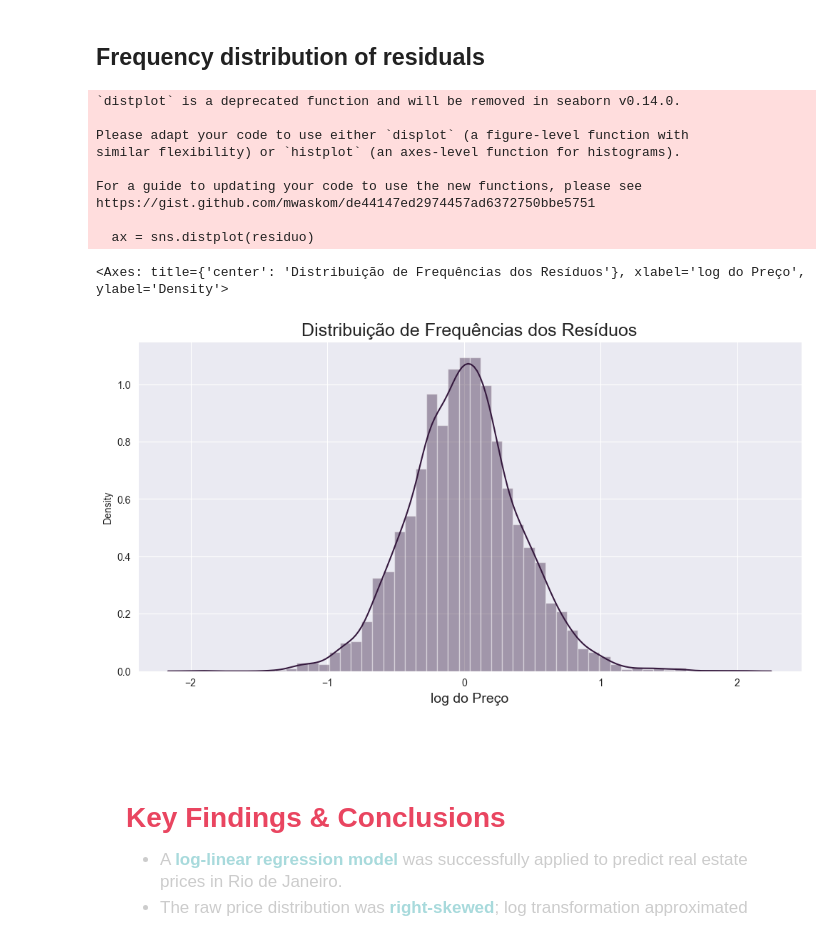
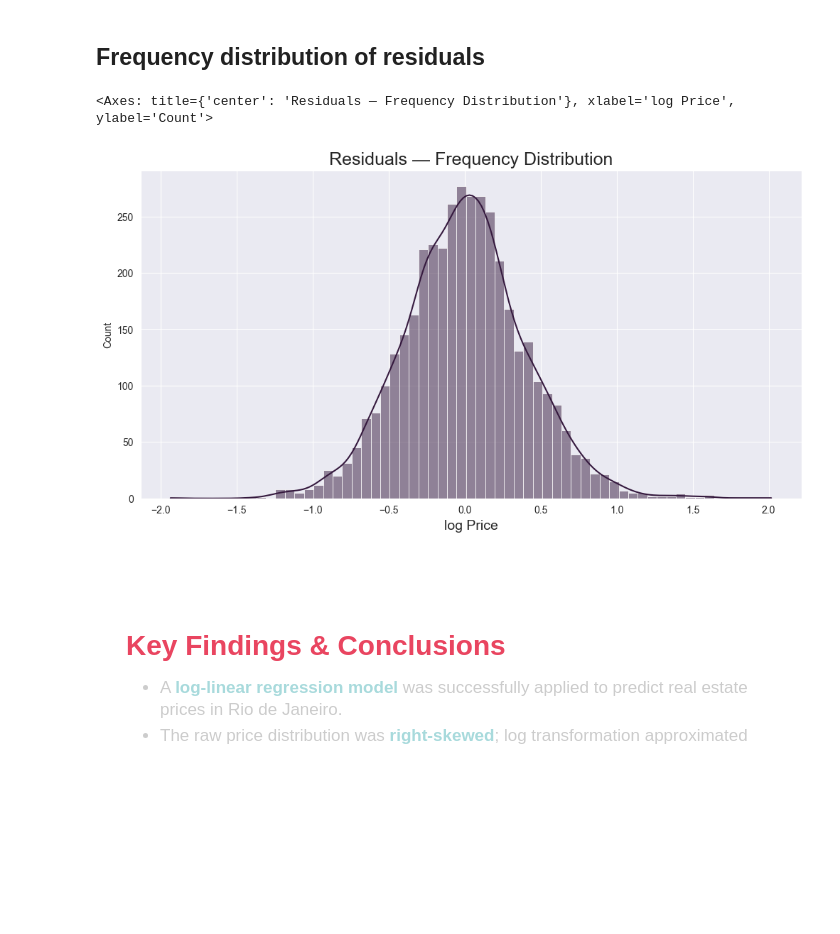
Before and after one commit to Jean-LucasLS/Price-Prediction-Real-State, a Jupyter notebook: Linear_Regression.ipynb, the cells around one changed output. Drawn from its saved outputs; the diff is of its cells as text; code cells hidden in the pictures; blank space fills up the shorter version.

```diff
--- a/Linear_Regression.ipynb
+++ b/Linear_Regression.ipynb
@@ -561,23 +538,14 @@ residuals = y_train - y_pred_train
 # %% [markdown]
 ## Frequency distribution of residuals
 # %%
-ax = sns.distplot(residuals)
+ax = sns.histplot(residuals, kde=True)
 ax.figure.set_size_inches(12, 6)
 ax.set_title('Residuals — Frequency Distribution', fontsize=18)
 ax.set_xlabel('log Price', fontsize=14)
 ax
 # %% [output]
-`distplot` is a deprecated function and will be removed in seaborn v0.14.0.
-
-Please adapt your code to use either `displot` (a figure-level function with
-similar flexibility) or `histplot` (an axes-level function for histograms).
-
-For a guide to updating your code to use the new functions, please see
-https://gist.github.com/mwaskom/de44147ed2974457ad6372750bbe5751
-
-  ax = sns.distplot(residuo)
+<Axes: title={'center': 'Residuals — Frequency Distribution'}, xlabel='log Price', ylabel='Count'>
-<Axes: title={'center': 'Distribuição de Frequências dos Resíduos'}, xlabel='log do Preço', ylabel='Density'>
-[figure, old version]
+[figure, new version]
 # %% [markdown]
 <div style='background: linear-gradient(135deg, #1a1a2e 0%, #16213e 100%); padding: 30px; border-radius: 10px; margin-top: 20px;'>
   <h2 style='color: #e94560; font-size: 28px; margin-bottom: 16px;'>Key Findings & Conclusions</h2>
```
Also changed, not shown: parts of 33 cells of this notebook.
